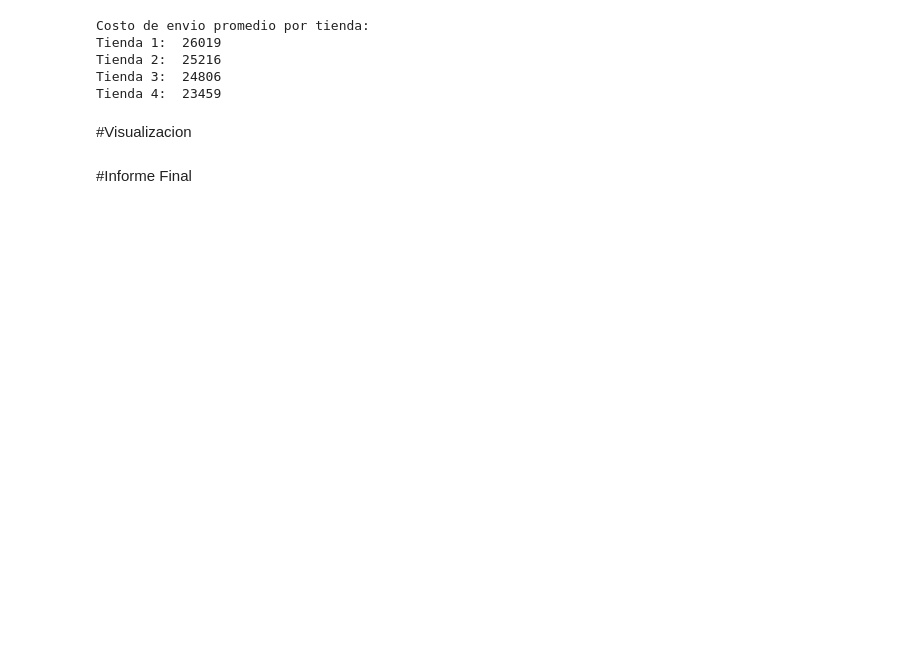
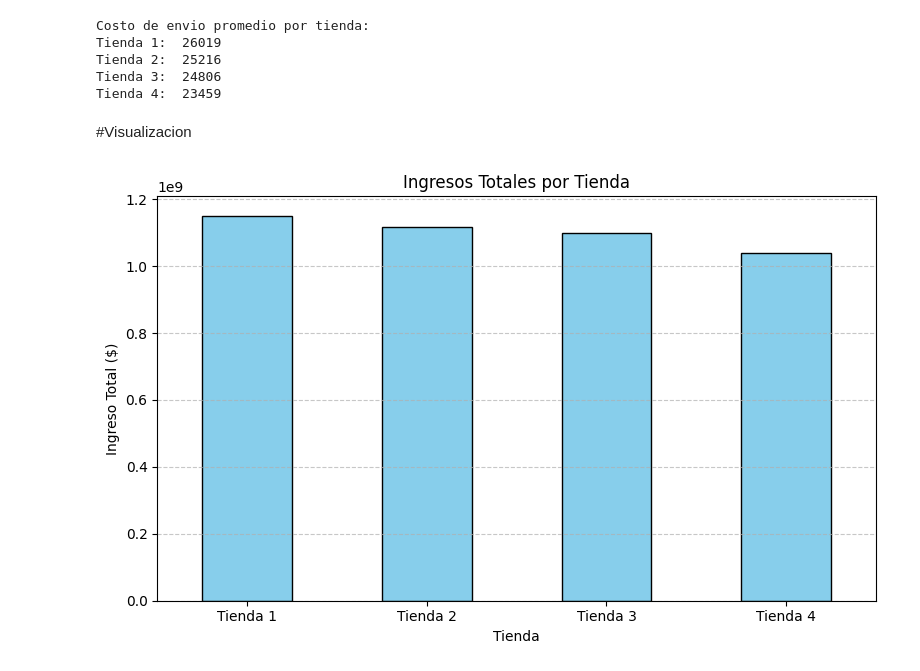
Before and after one commit to Kemtojp/Challenge_AluraStore, a Jupyter notebook: AluraStoreLatam.ipynb, the cells around one changed output. Drawn from its saved outputs; the diff is of its cells as text; code cells hidden in the pictures; blank space fills up the shorter version.

```diff
--- a/AluraStoreLatam.ipynb
+++ b/AluraStoreLatam.ipynb
@@ -139,5 +164,26 @@ Tienda 3:  24806
 Tienda 4:  23459
 # %% [markdown]
 #Visualizacion
-# %% [markdown]
-#Informe Final
+# %%
+tienda["tienda"] = "Tienda 1"
+tienda2["tienda"] = "Tienda 2"
+tienda3["tienda"] = "Tienda 3"
+tienda4["tienda"] = "Tienda 4"
+
+df = pd.concat([tienda, tienda2, tienda3, tienda4], ignore_index=True)
+# %%
+# Calcular los ingresos totales por tienda
+ingresos_por_tienda = df.groupby("tienda")["Precio"].sum()
+
+# Graficar
+plt.figure(figsize=(8,5))
+ingresos_por_tienda.plot(kind='bar', color='skyblue', edgecolor='black')
+plt.title("Ingresos Totales por Tienda")
+plt.ylabel("Ingreso Total ($)")
+plt.xlabel("Tienda")
+plt.xticks(rotation=0)
+plt.grid(axis='y', linestyle='--', alpha=0.7)
+plt.tight_layout()
+plt.show()
+# %% [output]
+[figure, added]
```
Also changed, not shown: parts of 17 cells of this notebook.
